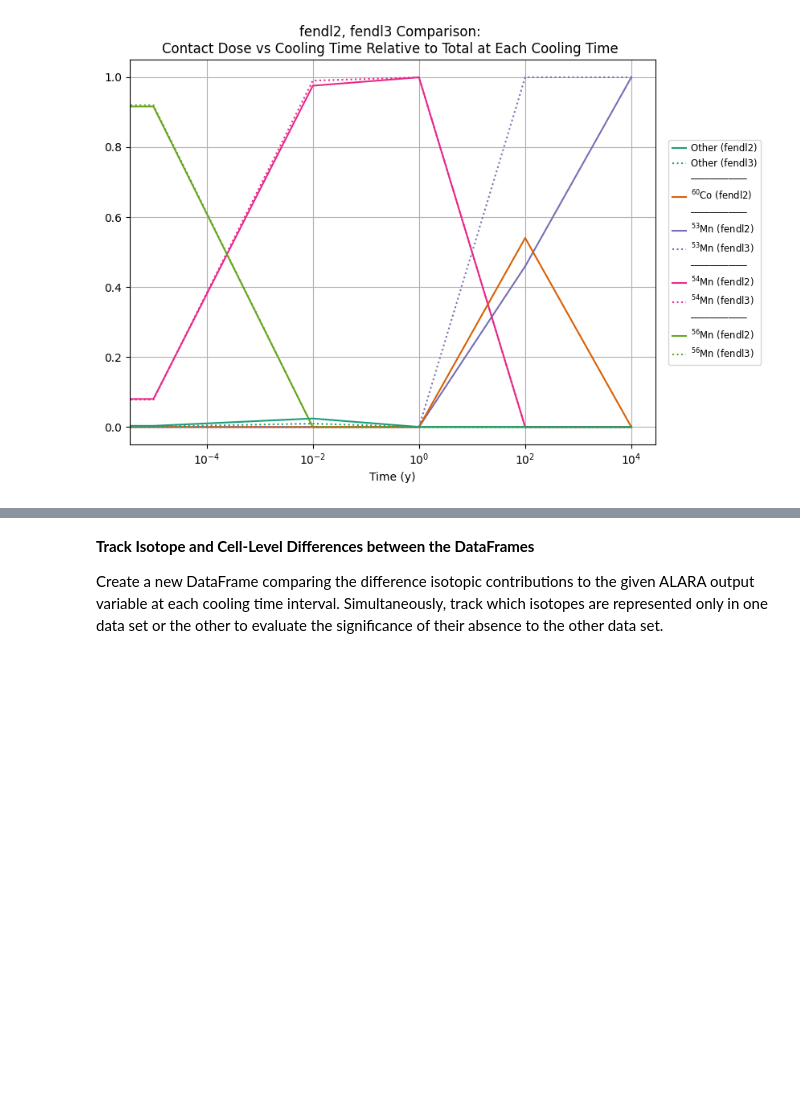
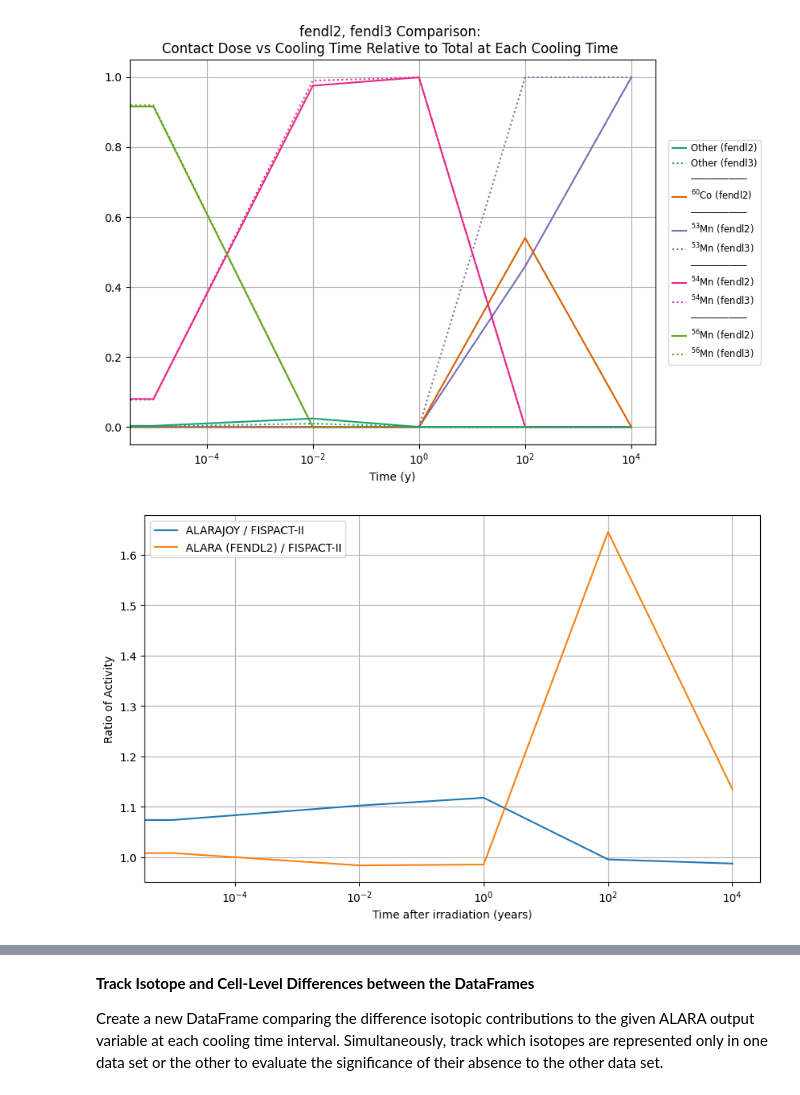
Before and after one commit to svalinn/ALARA, a Jupyter notebook: tools/single_element_notebook.ipynb, the cells around one changed output, grey strips where cells are left out. Saved outputs shown, nothing was run; the diff lists cells and outputs as text; code cells hidden in the pictures; blank space fills up the shorter version.

```diff
--- a/tools/single_element_notebook.ipynb
+++ b/tools/single_element_notebook.ipynb
@@ -180,3 +166,24 @@ for variable, unit in zip(variables, units):
 [figure]
 [figure]
 [figure]
+# %%
+import matplotlib.pyplot as plt
+from numpy import array
+fispact = array([
+    2.30e+14, 2.27e+14, 1.40e+14, 9.96e+13, 1.20e+07, 1.10e+07
+])
+_, fendl3 = se.separate_total(dfs['fendl3 Specific Activity']['Data'])
+_, fendl2 = se.separate_total(dfs['fendl2 Specific Activity']['Data'])
+times_y = se.process_time_vals(dfs['fendl3 Specific Activity']['Data'], seconds=False)
+plt.figure(figsize=(10,6))
+plt.plot(times_y, fendl3.values[0][1:] / fispact,
+         label='ALARAJOY / FISPACT-II')
+plt.plot(times_y, fendl2.values[0][1:] / fispact,
+         label='ALARA (FENDL2) / FISPACT-II')
+plt.xscale('log')
+plt.grid()
+plt.xlabel('Time after irradiation (years)')
+plt.ylabel('Ratio of Activity')
+plt.legend();
+# %% [output]
+[figure, added]
```
Also changed, not shown: parts of 8 cells of this notebook, 1 other file.
